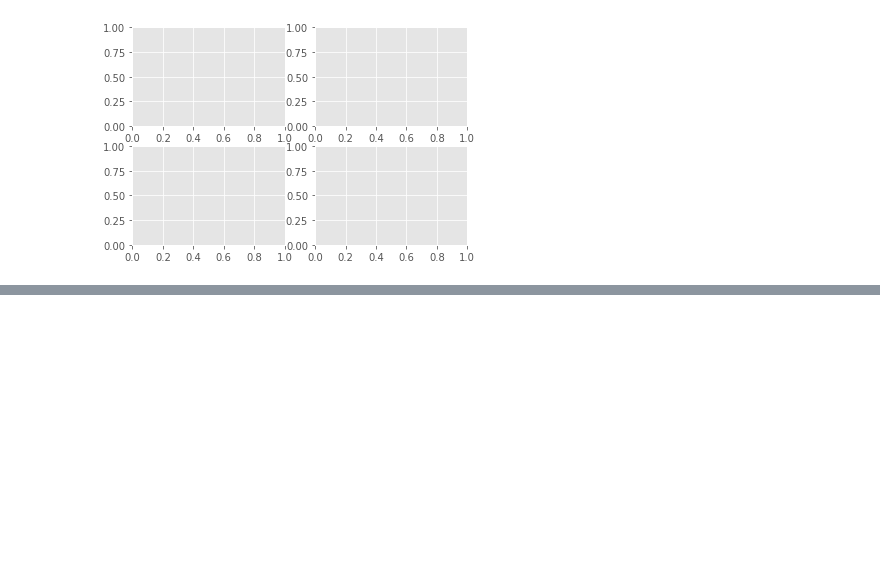
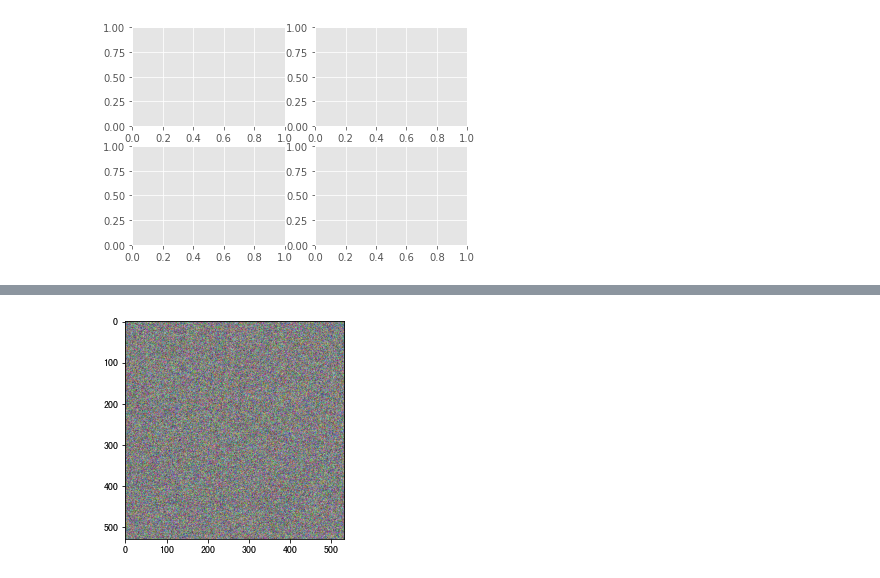
Before and after one commit to zheddie/samplecodes, a Jupyter notebook: src_python/jupyterdemo/matplot-learn.ipynb, the cells around one changed output, grey strips where cells are left out. Drawn from its saved outputs; the diff is of its cells as text; code cells hidden in the pictures; blank space fills up the shorter version.

```diff
--- a/src_python/jupyterdemo/matplot-learn.ipynb
+++ b/src_python/jupyterdemo/matplot-learn.ipynb
@@ -66,0 +171,3 @@ fig, ax_lst = plt.subplots(2, 2) # a figure with a 2x2 grid of Axes
+# %%
+#naimg = (faimg+aimg)//2
+naimg = (faimg+aimg)%256
@@ -66,0 +227,5 @@ fig, ax_lst = plt.subplots(2, 2) # a figure with a 2x2 grid of Axes
+# %%
+plt.imshow(nimg)
+plt.show()
+# %% [output]
+[figure, added]
```
Also changed, not shown: parts of 26 cells of this notebook, 28 other files.
